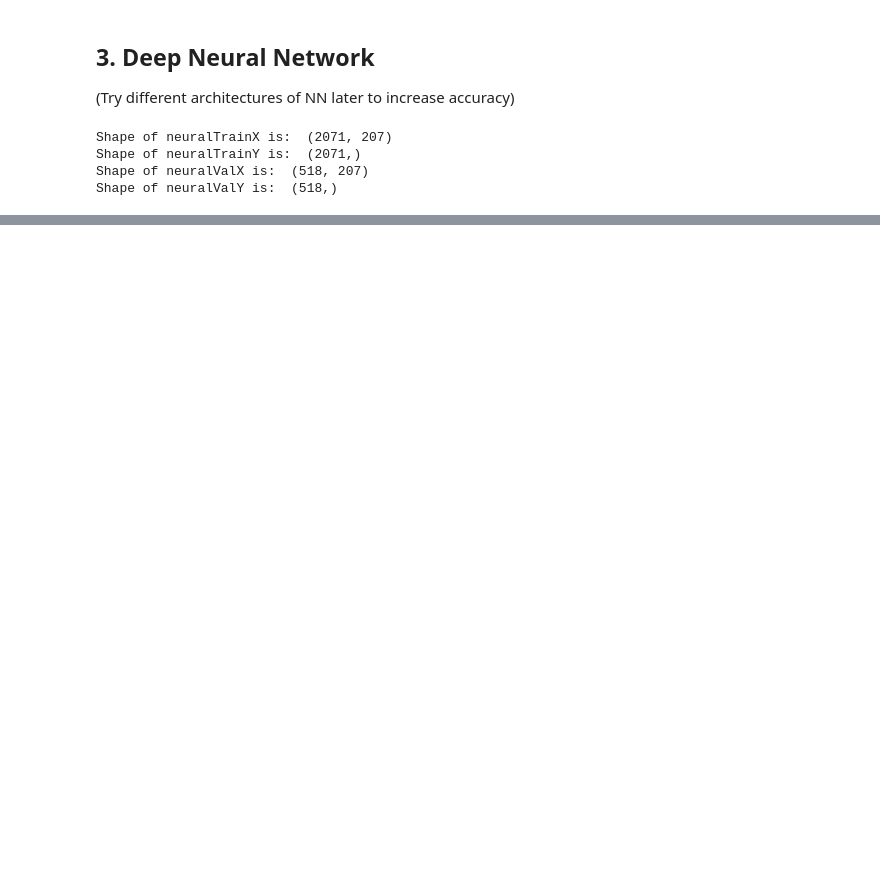
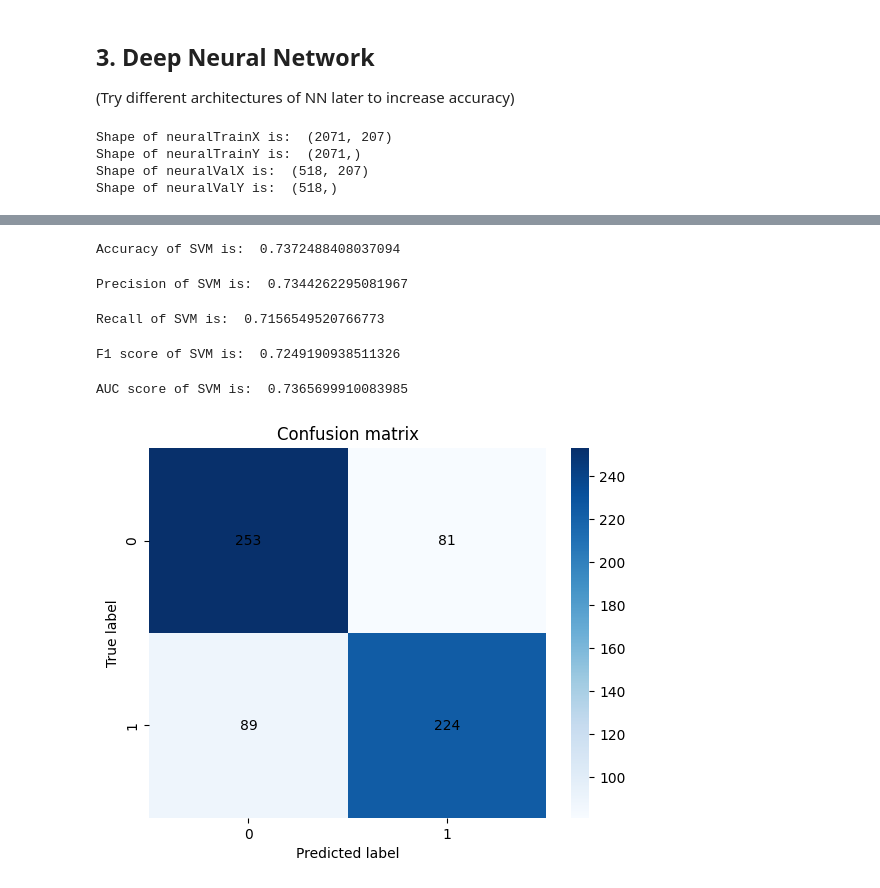
Before and after one commit to Jayadithya374/EC422-Project, a Jupyter notebook: code.ipynb, the cells around one changed output, grey strips where cells are left out. Cells and saved outputs as stored; diff of their text form; code cells hidden in the pictures; blank space fills up the shorter version.

```diff
--- a/code.ipynb
+++ b/code.ipynb
@@ -484,0 +478,4 @@ neuralNetwork.save("neuralNetwork.h5")
+# %%
+supportVector = SVC(kernel="linear", C=1.0, probability=True)
+
+supportVector.fit(X_train, y_train)
@@ -484,0 +484,2 @@ neuralNetwork.save("neuralNetwork.h5")
+# %%
+predictionsSVM = supportVector.predict(X_test)
@@ -484,0 +490,40 @@ neuralNetwork.save("neuralNetwork.h5")
+# %%
+accuracySVM = metrics.accuracy_score(y_test, predictionsSVM)
+
+print("Accuracy of SVM is: ", accuracySVM)
+# %% [output]
+Accuracy of SVM is:  0.7372488408037094
+# %%
+precisionSVM = metrics.precision_score(y_test, predictionsSVM)
+
+print("Precision of SVM is: ", precisionSVM)
+# %% [output]
+Precision of SVM is:  0.7344262295081967
+# %%
+recallSVM = metrics.recall_score(y_test, predictionsSVM)
+
+print("Recall of SVM is: ", recallSVM)
+# %% [output]
+Recall of SVM is:  0.7156549520766773
+# %%
+f1_scoreSVM = metrics.f1_score(y_test, predictionsSVM)
+
+print("F1 score of SVM is: ", f1_scoreSVM)
+# %% [output]
+F1 score of SVM is:  0.7249190938511326
+# %%
+auc_scoreSVM = metrics.roc_auc_score(y_test, predictionsSVM)
+
+print("AUC score of SVM is: ", auc_scoreSVM)
+# %% [output]
+AUC score of SVM is:  0.7365699910083985
+# %%
+confusionMatrixSVM = metrics.confusion_matrix(y_test, predictionsSVM)
+
+sns.heatmap(confusionMatrixSVM, annot=True, cmap="Blues", fmt="d", annot_kws={"color": "black"})
+plt.title('Confusion matrix')
+plt.xlabel('Predicted label')
+plt.ylabel('True label')
+plt.show()
+# %% [output]
+[figure, added]
```
Also changed, not shown: parts of 16 cells of this notebook.
